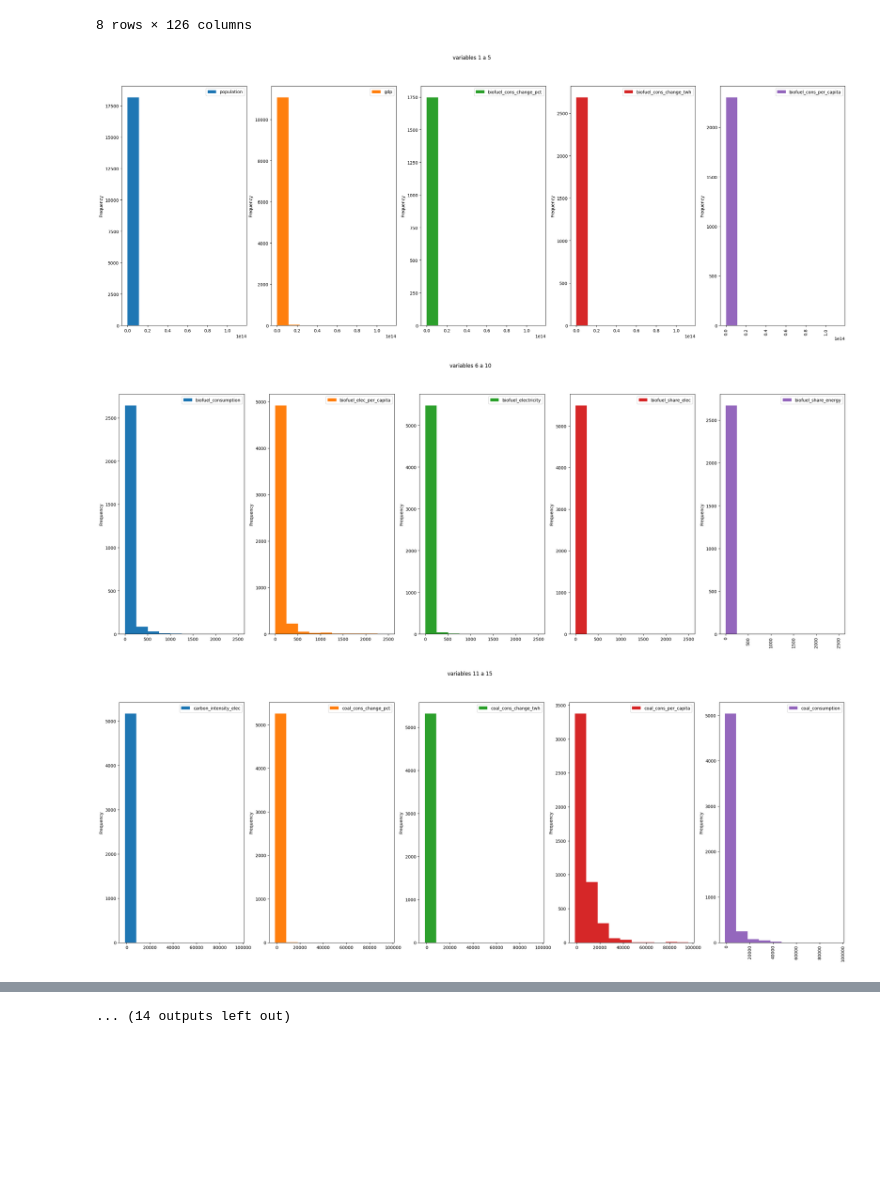
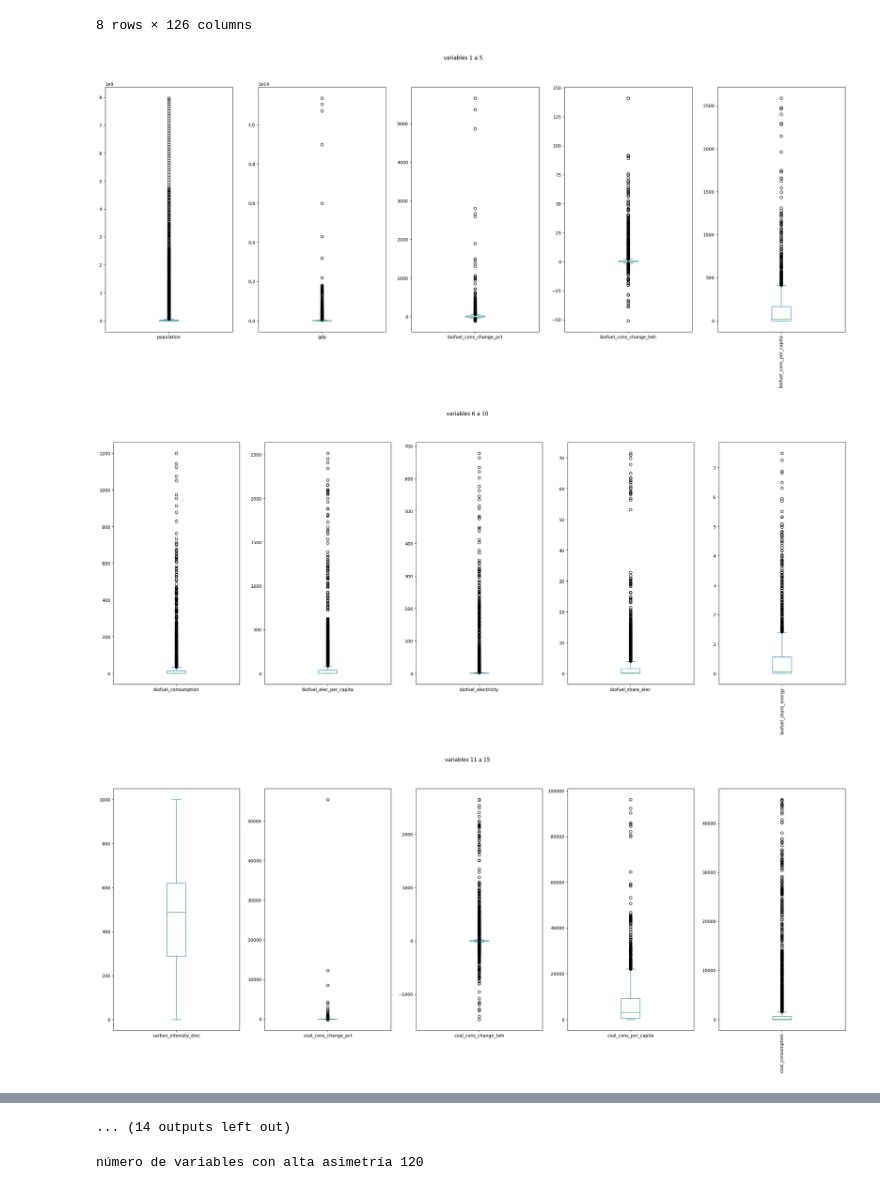
Before and after one commit to TKLYFOREVER/DATA-MINING, a Jupyter notebook: codigo_proyecto.ipynb, the cells around one changed output, grey strips where cells are left out. Drawn from its saved outputs; the diff is of its cells as text; code cells hidden in the pictures; blank space fills up the shorter version.

```diff
--- a/codigo_proyecto.ipynb
+++ b/codigo_proyecto.ipynb
@@ -100,18 +100,18 @@ df.describe()
 # %%
 # verificamos las distribuciones de los datos
 
 #columnas numéricas
 num_cols=df.select_dtypes(include='number').columns
 # tamaño de la lote
 batch_size=5
 
 for i in range(0,len(num_cols),batch_size):
     cols_batch=num_cols[i:i+batch_size]
-    df[cols_batch].plot(kind='hist',subplots=True,layout=(1,batch_size), figsize=(30,10), sharex=False)
+    df[cols_batch].plot(kind='box',subplots=True,layout=(1,batch_size), figsize=(30,10), sharex=False)
     plt.suptitle(f'variables {i+1} a {i+len(cols_batch)}')
     plt.xticks(rotation=90)
     plt.show()
 # %% [output]
-[figure, old version]
+[figure, new version]
-[figure, old version]
+[figure, new version]
-[figure, old version]
+[figure, new version]
@@ -127 +127,7 @@ for i in range(0,len(num_cols),batch_size):
 ... (14 outputs left out)
+# %%
+#altas asimetrías
+df.select_dtypes(include='number').skew()
+print(f'número de variables con alta asimetría {((df.select_dtypes(include='number').skew()>0.85)|(df.select_dtypes(include='number').skew()<-0.85)).sum()}')
+# %% [output]
+número de variables con alta asimetría 120
```
Also changed, not shown: parts of 3 cells of this notebook, 1 other file.
